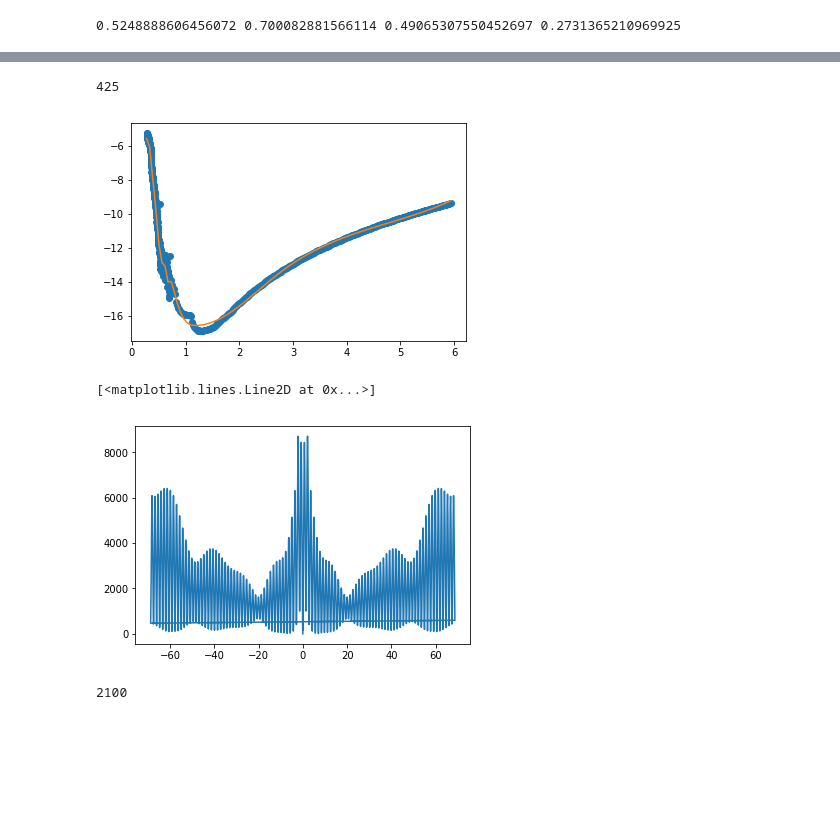
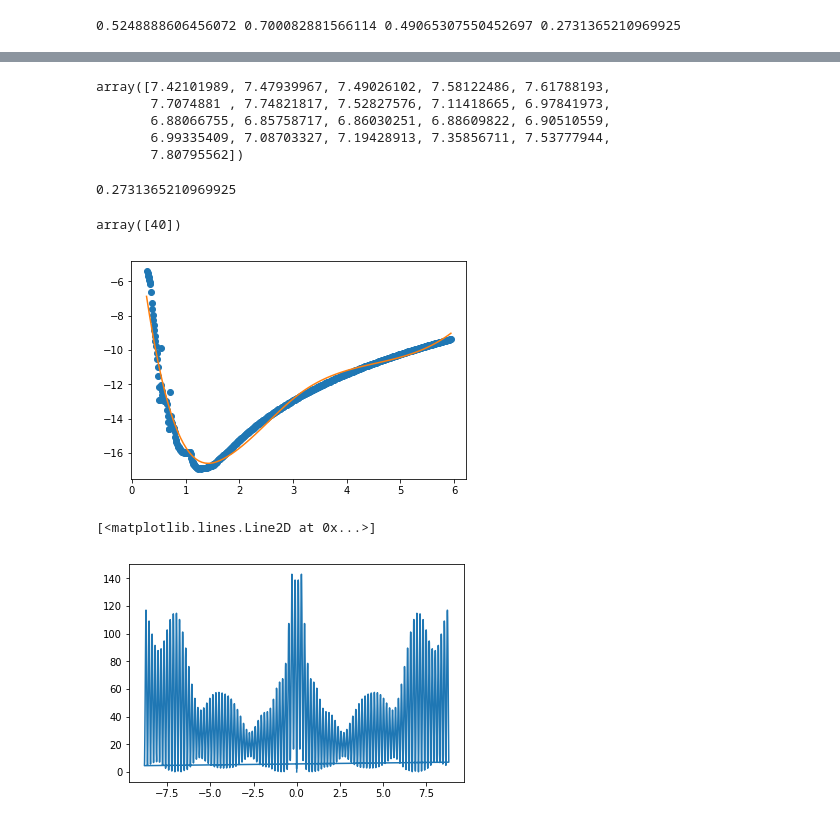
Before and after one commit to margres/Master-thesis, a Jupyter notebook: Contour_integral.ipynb, the cells around one changed output, grey strips where cells are left out. Cells and saved outputs as stored; diff of their text form; code cells hidden in the pictures; blank space fills up the shorter version.

```diff
--- a/Contour_integral.ipynb
+++ b/Contour_integral.ipynb
@@ -206,6 +206,6 @@ for i in tau_for_hist:
 values_1, bins_1=plot_hist_parts(first_part, int(amount_bins(np.min(tau),tau_min1)))
 values_2, bins_2=plot_hist_parts(second_part,int(amount_bins(tau_min1,tau_saddle1)))
 values_3, bins_3=plot_hist_parts(third_part,int(amount_bins(tau_saddle1,tau_saddle2)))
-values_4, bins_4=plot_hist_parts(fourth_part,int(amount_bins(tau_saddle2,1)))
+values_4, bins_4=plot_hist_parts(fourth_part,int(amount_bins(tau_saddle2,np.max(tau))))
 plt.show()
 # %% [output]
@@ -223,6 +223,11 @@ def contribute_min(mu_min):
 
 def contribute_saddle(mu_saddle, tau_1, tau_saddle, step, j):
     return -2 * np.sqrt(-mu_saddle)*np.log((np.abs(tau_1+ step*j - tau_saddle)))
+# %%
+#i add the zero part at the beginning
+begin_zero=np.zeros(int(tau_min2/hist_time_step_1))
+values_1=np.concatenate((begin_zero,values_1))
+bins_1=np.concatenate((begin_zero,bins_1))
 # %%
 print(mu_saddle1,mu_saddle2, mu_min1,mu_min2)
 # %% [output]
@@ -286,12 +291,24 @@ plt.plot(a,b, '.',)
+# %%
+values_1
+# %% [output]
+array([7.42101989, 7.47939967, 7.49026102, 7.58122486, 7.61788193,
+       7.7074881 , 7.74821817, 7.52827576, 7.11418665, 6.97841973,
+       6.88066755, 6.85758717, 6.86030251, 6.88609822, 6.90510559,
+       6.99335409, 7.08703327, 7.19428913, 7.35856711, 7.53777944,
+       7.80795562])
+# %%
+tau_min2
+# %% [output]
+0.2731365210969925
 # %%
-np.where(b<-20)[0][1]
+np.where(b<-20)[0]
 # %% [output]
-425
+array([40])
 # %%
-b[250]=b[249]
-b[425]=b[424]
+b[23]=b[22]
+b[40]=b[39]
 # %%
-s = UnivariateSpline(a, b, s=50)
+s = UnivariateSpline(a, b, s=100)
 n_sample=100
 xs = np.linspace(np.min(tau), np.max(tau), n_sample)
 ys = s(xs)
@@ -299,21 +316,17 @@ plt.plot(a, b, 'o')
 plt.plot(xs, ys)
 plt.show()
 # %% [output]
-[figure, old version]
+[figure, new version]
 # %%
 
 amount_zeros=1000
 zeros=np.zeros(amount_zeros)
 ys_with_zeros=np.concatenate((zeros,ys,zeros))
-freqs = np.fft.fftfreq(len(ys_with_zeros), d=(1- np.min(tau))/(n_sample))
+freqs = np.fft.fftfreq(len(ys_with_zeros), d=(np.max(tau)- np.min(tau))/(n_sample))
 plt.plot(freqs,np.abs(len(ys_with_zeros)*freqs/(2j*np.pi) *np.fft.ifft(ys_with_zeros))**2, '-')
 # %% [output]
 [<matplotlib.lines.Line2D at 0x...>]
-[figure, old version]
+[figure, new version]
-# %%
-len(ys_with_zeros)
-# %% [output]
-2100
 # %%
 plt.plot(np.abs(freqs/(2j*np.pi) *np.fft.ifft(ys_with_zeros))**2, '-')
 # %% [output]
```
Also changed, not shown: parts of 6 cells of this notebook, 1 other file.
